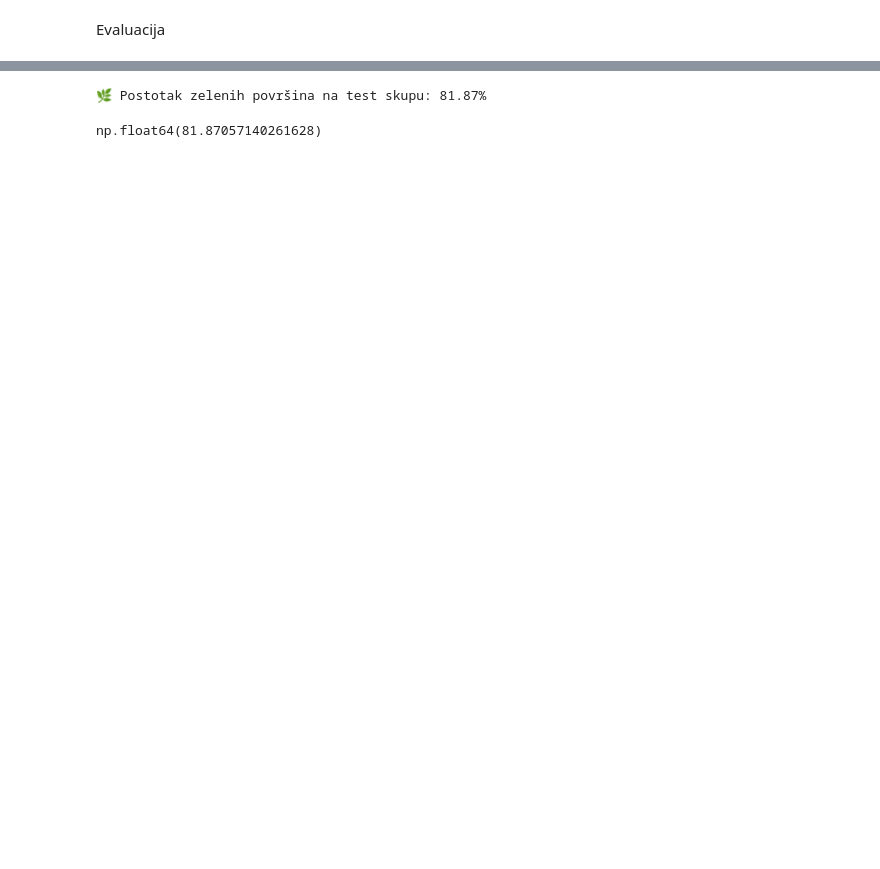
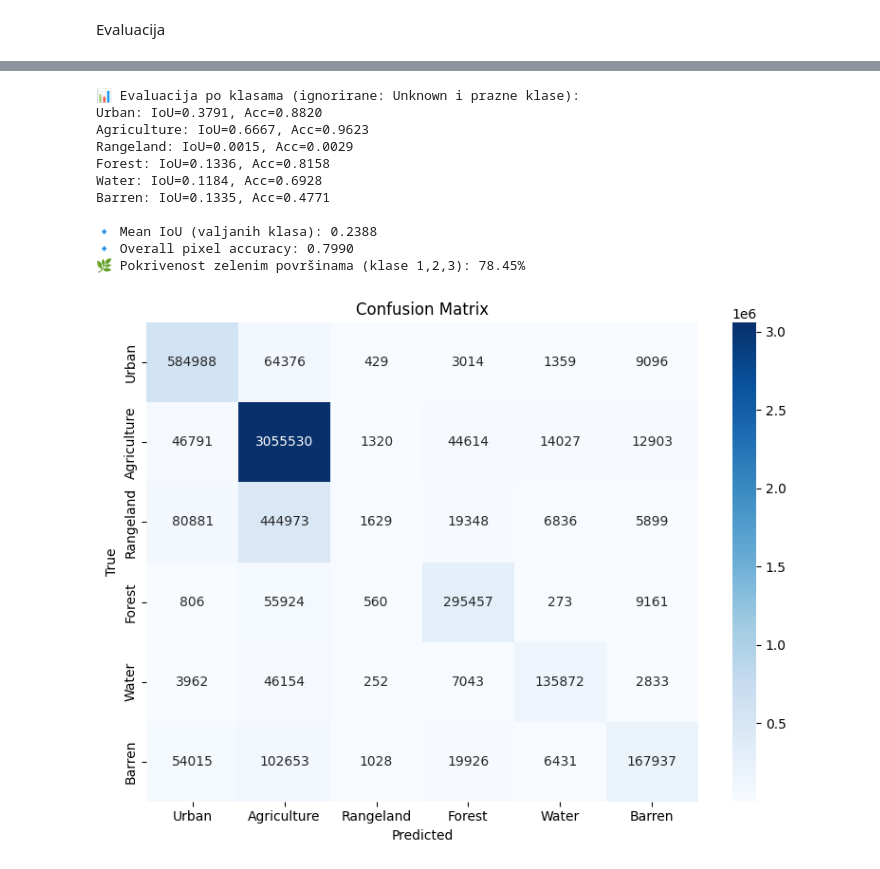
Before and after one commit to Samke004/OSRiV_Projekt, a Jupyter notebook: Strojno_ucenje_osirv.ipynb, the cells around one changed output, grey strips where cells are left out. Saved outputs shown, nothing was run; the diff lists cells and outputs as text; code cells hidden in the pictures; blank space fills up the shorter version.

```diff
--- a/Strojno_ucenje_osirv.ipynb
+++ b/Strojno_ucenje_osirv.ipynb
@@ -48,7 +62,7 @@ import pandas as pd
 import numpy as np
 
 # Učitaj class_dict i kreiraj mapu: (R, G, B) → label_index
-df = pd.read_csv("data/class_dict.csv")
+df = pd.read_csv("archive/class_dict.csv")
 COLOR2LABEL = {tuple([row.r, row.g, row.b]): idx for idx, row in df.iterrows()}
 # %% [markdown]
 Dataset klasa(PyTorch)
@@ -121,7 +135,7 @@ mask_paths = [os.path.join(image_dir, f.replace("_sat.jpg", "_mask.png")) for f
 
 # Podjela: 70% train, 15% val, 15% test
 train_imgs, valtest_imgs, train_masks, valtest_masks = train_test_split(
-    image_paths, mask_paths, test_size=0.30, random_state=42)
+    image_paths, mask_paths, test_size=0.20, random_state=42)
 
 val_imgs, test_imgs, val_masks, test_masks = train_test_split(
     valtest_imgs, valtest_masks, test_size=0.5, random_state=42)
@@ -139,9 +153,9 @@ train_dataset = DeepGlobeDataset(train_imgs, train_masks, transform=train_transf
 val_dataset = DeepGlobeDataset(val_imgs, val_masks, transform=train_transform)  # bez augmentacije u eval!
 test_dataset = DeepGlobeDataset(test_imgs, test_masks, transform=train_transform)
 
-train_loader = DataLoader(train_dataset, batch_size=8, shuffle=True, num_workers=2)
-val_loader = DataLoader(val_dataset, batch_size=8, shuffle=False, num_workers=2)
-test_loader = DataLoader(test_dataset, batch_size=8, shuffle=False, num_workers=2)
+train_loader = DataLoader(train_dataset, batch_size=8, shuffle=True, num_workers=0)
+val_loader = DataLoader(val_dataset, batch_size=8, shuffle=False, num_workers=0)
+test_loader = DataLoader(test_dataset, batch_size=8, shuffle=False, num_workers=0)
 # %% [markdown]
 **U NET**
 # %%
@@ -461,9 +586,3 @@ model.eval()
-# %%
-class_names = ['Urban', 'Agriculture', 'Rangeland', 'Forest', 'Water', 'Barren', 'Unknown']
-
-mean_ious, accs_per_class, conf_matrix = full_evaluation(
-    model, val_loader, device, num_classes=7, class_names=class_names
-)
 # %% [markdown]
 Evaluacija
 # %%
@@ -551,11 +715,31 @@ def plot_conf_matrix(conf_matrix, class_names):
     plt.title("Confusion Matrix")
     plt.tight_layout()
     plt.show()
-# %% [output]
-🌿 Postotak zelenih površina na test skupu: 81.87%
-np.float64(81.87057140261628)
 # %%
-class_names = ['Urban', 'Agriculture', 'Rangeland', 'Forest', 'Water', 'Barren', 'Unknown']
-mean_ious, accs_per_class, conf_matrix = full_evaluation(model, val_loader, device, num_classes=7, class_names=class_names)
+class_names = ["Urban", "Agriculture", "Rangeland", "Forest", "Water", "Barren", "Unknown"]
 
-plot_conf_matrix(conf_matrix, class_names)
+mean_ious, accs, conf_matrix, class_names_valid, green_percent = full_evaluation(
+    model=model,
+    loader=test_loader,
+    device=device,
+    num_classes=7,
+    ignore_class=6,
+    class_names=class_names
+)
+
+
+# Prikaz konfuzijske matrice
+plot_conf_matrix(conf_matrix, class_names_valid)
+# %% [output]
+📊 Evaluacija po klasama (ignorirane: Unknown i prazne klase):
+Urban: IoU=0.3791, Acc=0.8820
+Agriculture: IoU=0.6667, Acc=0.9623
+Rangeland: IoU=0.0015, Acc=0.0029
+Forest: IoU=0.1336, Acc=0.8158
+Water: IoU=0.1184, Acc=0.6928
+Barren: IoU=0.1335, Acc=0.4771
+
+🔹 Mean IoU (valjanih klasa): 0.2388
+🔹 Overall pixel accuracy: 0.7990
+🌿 Pokrivenost zelenim površinama (klase 1,2,3): 78.45%
+[figure, added]
```
Also changed, not shown: parts of 20 cells of this notebook, 24 other files.
